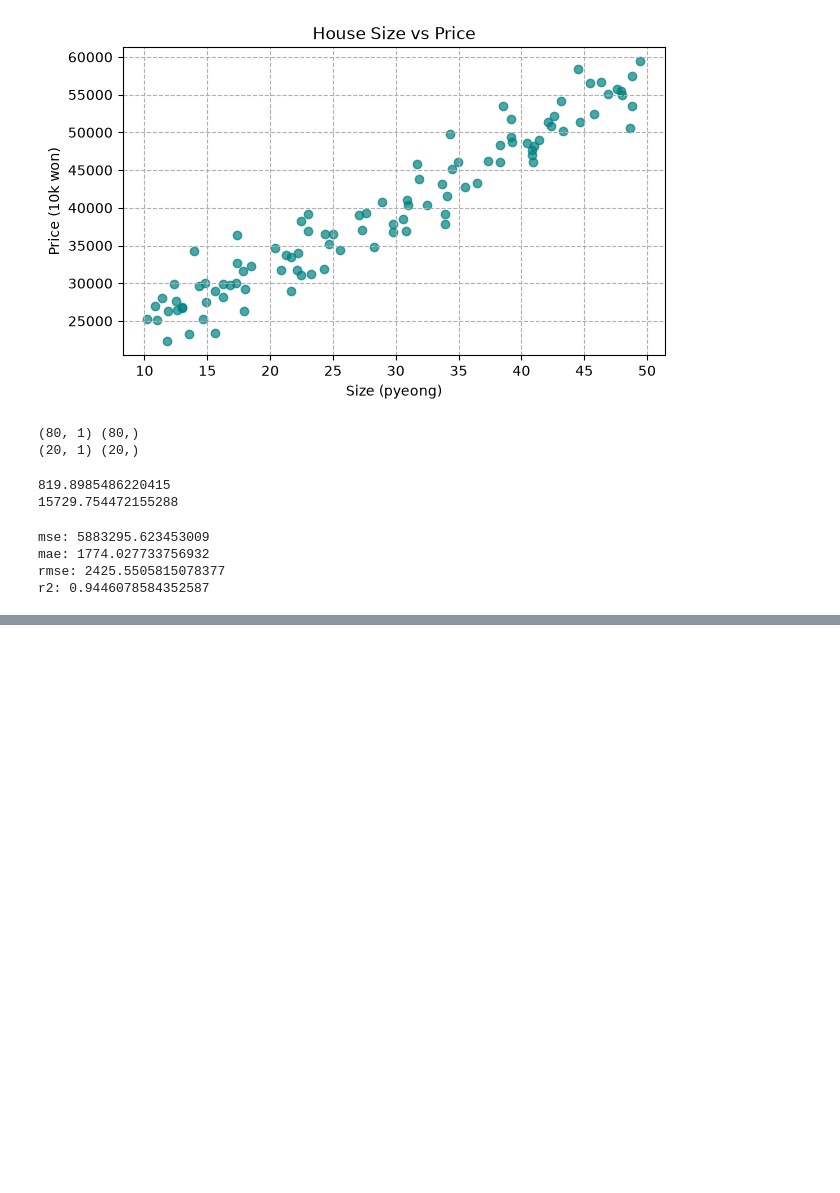
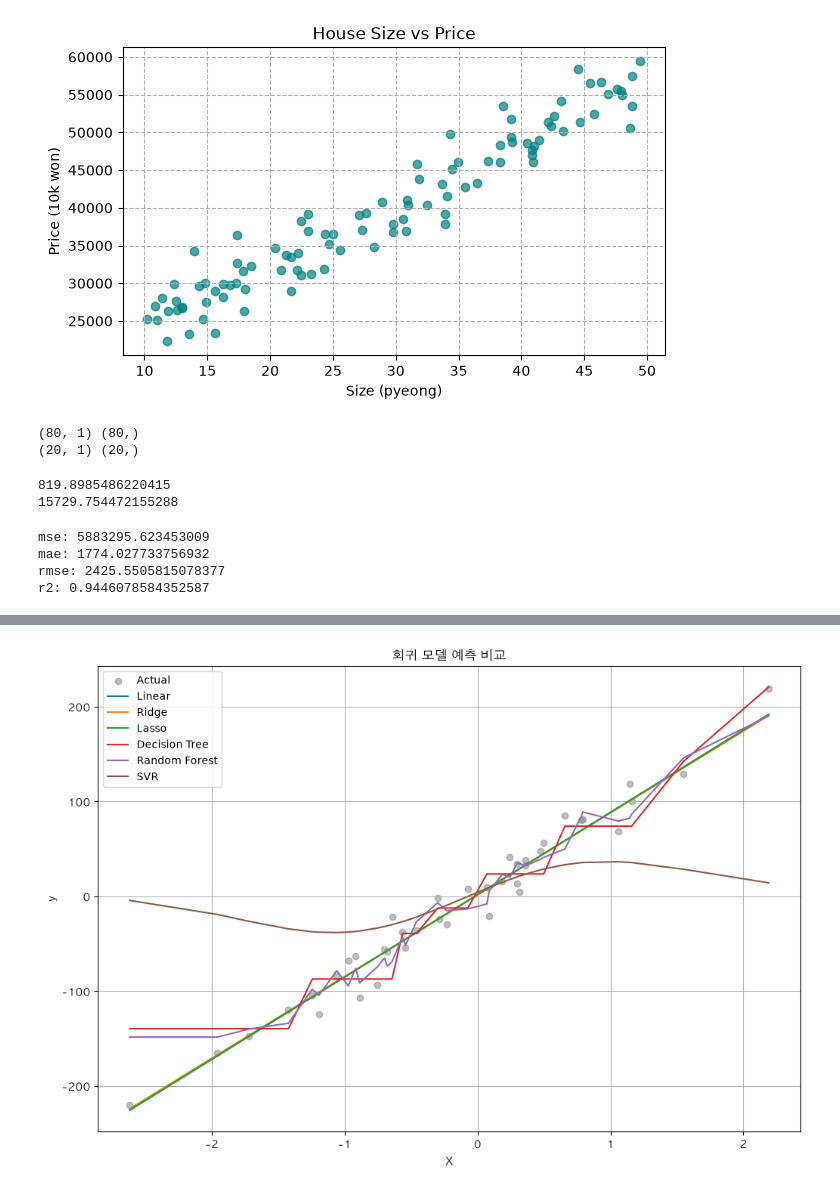
Before and after one commit to defendersunbin/shieldus_education, a Jupyter notebook: Chapter7.ipynb, the cells around one changed output, grey strips where cells are left out. Saved outputs shown, nothing was run; the diff lists cells and outputs as text; code cells hidden in the pictures; blank space fills up the shorter version.

```diff
--- a/Chapter7.ipynb
+++ b/Chapter7.ipynb
@@ -161,0 +164,81 @@ r2: 0.9446078584352587
+# %%
+import numpy as np
+import pandas as pd
+import matplotlib.pyplot as plt
+
+from sklearn.datasets import make_regression
+from sklearn.model_selection import train_test_split
+
+from sklearn.linear_model import LinearRegression, Ridge, Lasso
+from sklearn.tree import DecisionTreeRegressor
+from sklearn.ensemble import RandomForestRegressor
+from sklearn.svm import SVR
+
+from sklearn.metrics import mean_squared_error, r2_score
+
+# 한글 폰트 설정
+# Windows
+# plt.rcParams['font.family'] = 'Malgun Gothic'
+
+# Mac 한글 폰트
+plt.rcParams['font.family'] = 'AppleGothic'
+plt.rcParams['axes.unicode_minus'] = False
+
+# 간단한 회귀용 데이터 생성
+X, y = make_regression(
+	n_samples=200,
+	n_features=1,
+	noise=15,
+	random_state=42)
+
+# 데이터 분리
+X_train, X_test, y_train, y_test = train_test_split(
+		X, y,
+		test_size=0.2,
+		random_state=42)
+
+# 사용할 회귀 모델들 정의 : dict
+models = {
+    "Linear": LinearRegression(),
+    "Ridge": Ridge(alpha=1.0),
+    "Lasso": Lasso(alpha=0.1),
+    "Decision Tree": DecisionTreeRegressor(max_depth=3),
+    "Random Forest": RandomForestRegressor(n_estimators=100),
+    "SVR": SVR()
+}
+
+# 3. 학습 및 예측 결과 저장
+results = []
+
+plt.figure(figsize=(12, 8))
+plt.scatter(X_test, y_test, color='gray', alpha=0.5, label="Actual")
+
+for name, model in models.items():
+    model.fit(X_train, y_train)
+    y_pred = model.predict(X_test)
+
+    mse = mean_squared_error(y_test, y_pred)
+    r2 = r2_score(y_test, y_pred)
+
+    results.append({
+        'Model': name,
+        'MSE': mse,
+        'R2': r2
+    })
+
+    # 예측선 시각화
+    sorted_idx = np.argsort(X_test[:, 0])
+    plt.plot(X_test[sorted_idx], y_pred[sorted_idx], label=name)
+
+plt.rcParams['font.family'] = 'Malgun Gothic'
+plt.title("회귀 모델 예측 비교")
+plt.xlabel("X")
+plt.ylabel("y")
+plt.legend()
+plt.grid(True)
+plt.show()
+
+# 4. 모델 성능 비교 출력
+df_results = pd.DataFrame(results).sort_values(by='R2', ascending=False)
+print(df_results)
+# %% [output]
@@ -161,0 +262 @@ r2: 0.9446078584352587
+[figure, added]
```
Also changed, not shown: parts of 2 cells of this notebook, 2 other files.
